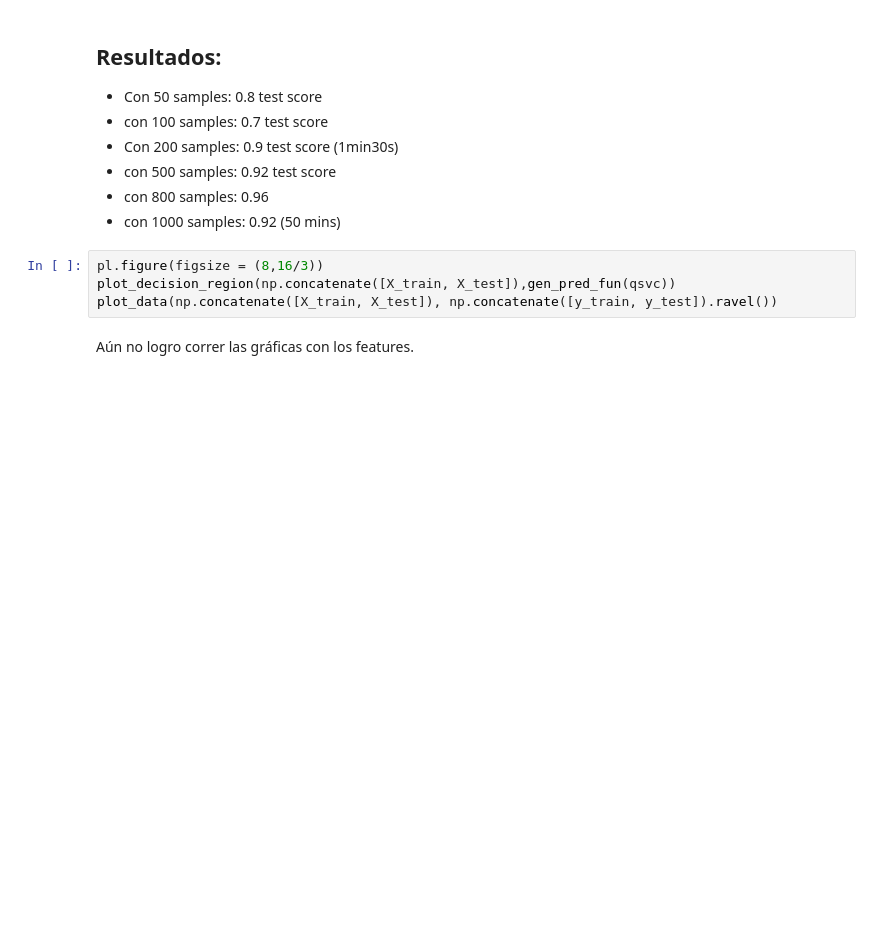
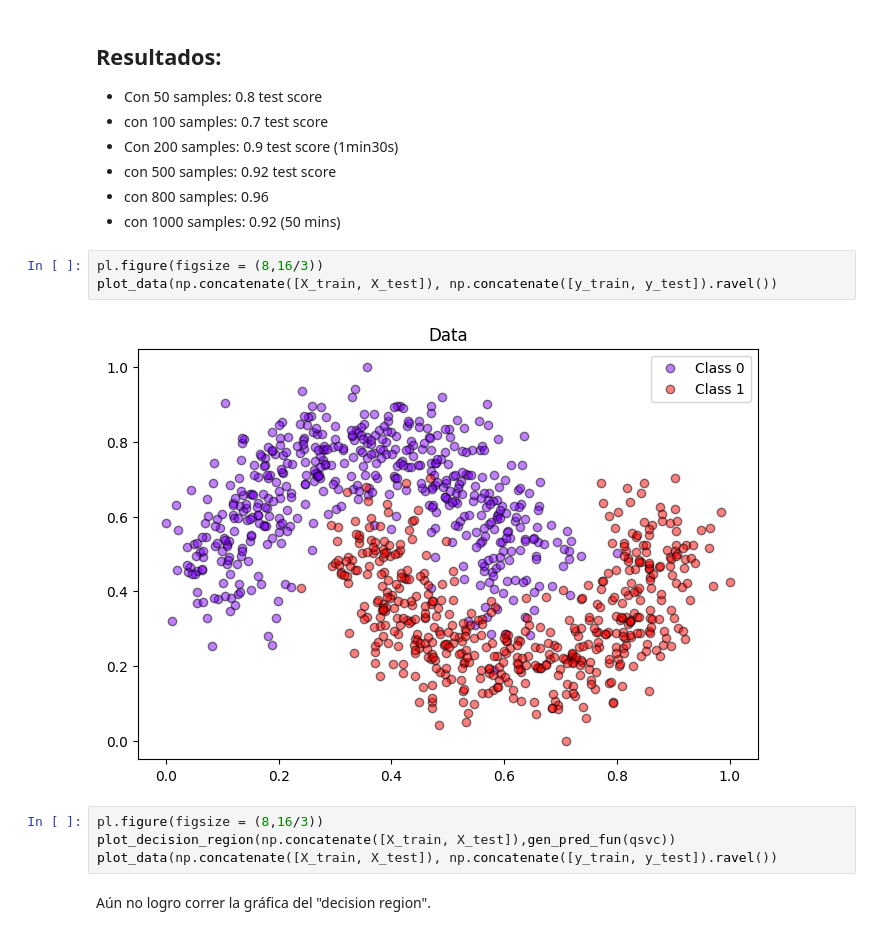
Before and after one commit to smolinad/qml_baselines, a Jupyter notebook: QSVM_implementation.ipynb, the cells around one changed output. Drawn from its saved outputs; the diff is of its cells as text; blank space fills up the shorter version.

```diff
--- a/QSVM_implementation.ipynb
+++ b/QSVM_implementation.ipynb
@@ -380,9 +380,15 @@ QSVC classification test score: 0.92
 *   con 500 samples: 0.92 test score
 *   con 800 samples: 0.96
 *   con 1000 samples: 0.92 (50 mins)
+# %%
+pl.figure(figsize = (8,16/3))
+plot_data(np.concatenate([X_train, X_test]), np.concatenate([y_train, y_test]).ravel())
+# %% [output]
+[figure, added]
 # %%
 pl.figure(figsize = (8,16/3))
 plot_decision_region(np.concatenate([X_train, X_test]),gen_pred_fun(qsvc))
 plot_data(np.concatenate([X_train, X_test]), np.concatenate([y_train, y_test]).ravel())
-# %% [markdown]
-Aún no logro correr las gráficas con los features.
+# %% [markdown]
+
+Aún no logro correr la gráfica del "decision region".
```
